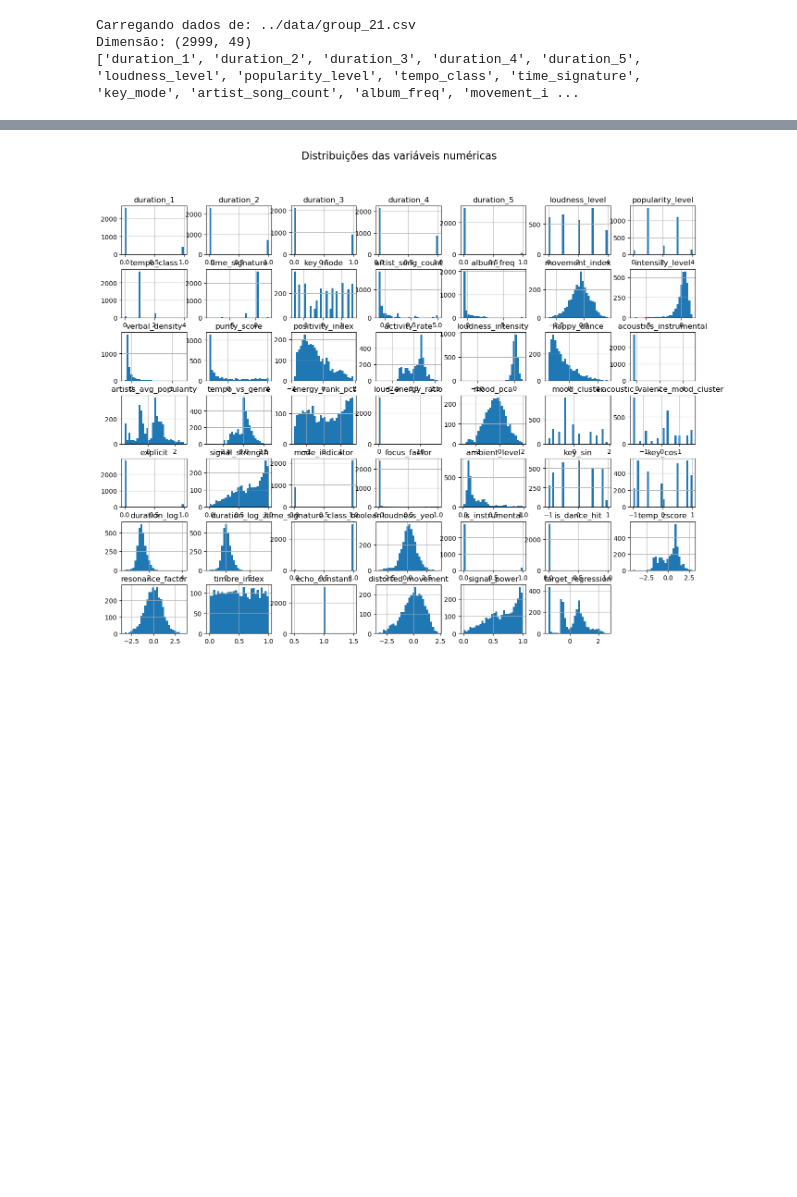
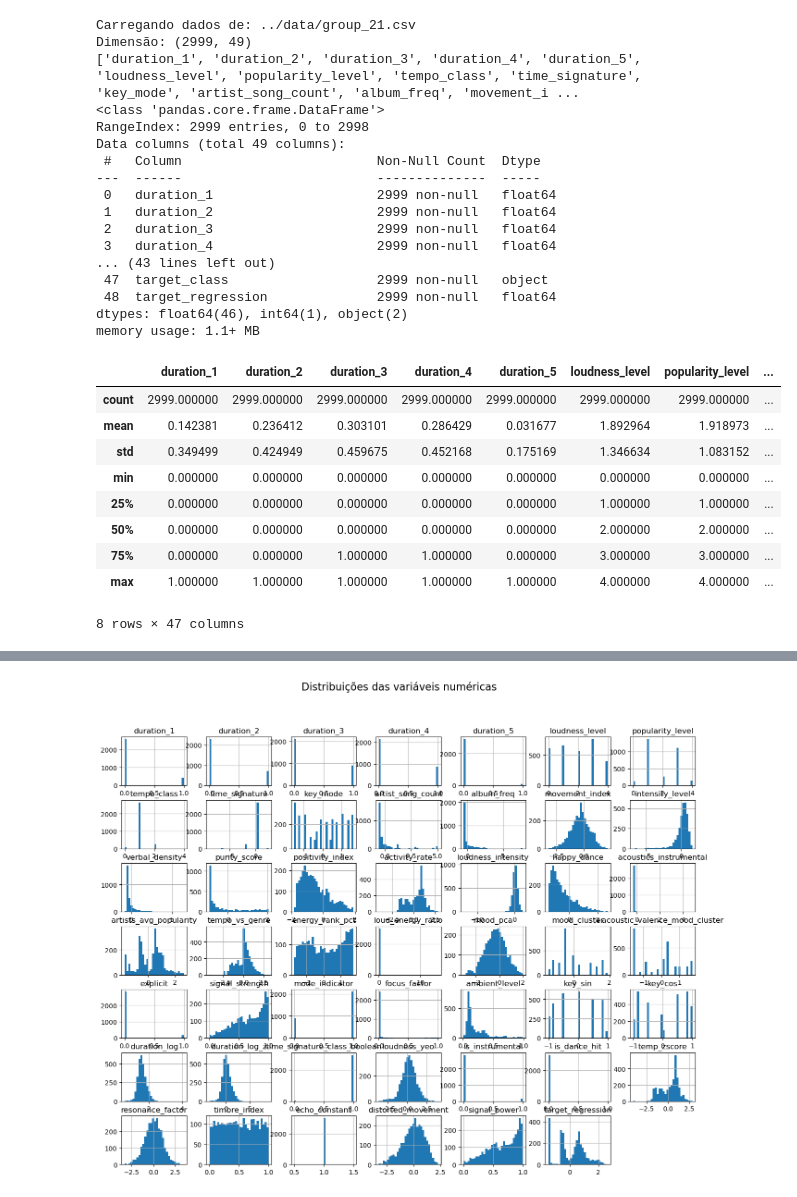
Before and after one commit to GuilhermeMarinho03/APRAU_2025_Step1_Group21, a Jupyter notebook: notebooks/Untitled3- atualizado.ipynb, the cells around one changed output, grey strips where cells are left out. Drawn from its saved outputs; the diff is of its cells as text; code cells hidden in the pictures; blank space fills up the shorter version.

```diff
--- a/notebooks/Untitled3- atualizado.ipynb
+++ b/notebooks/Untitled3- atualizado.ipynb
@@ -22,17 +23,43 @@ from sklearn.utils import resample
 # %%
 ################################################################################
 # 1. Carregar dados
 ################################################################################
 DATA_PATH = "../data/group_21.csv"
 
 print("Carregando dados de:", DATA_PATH)
 df = pd.read_csv(DATA_PATH, sep=None, engine='python')
 print("Dimensão:", df.shape)
 print(df.columns.tolist())
+df.info()
+df.describe()
 # %% [output]
 Carregando dados de: ../data/group_21.csv
 Dimensão: (2999, 49)
 ['duration_1', 'duration_2', 'duration_3', 'duration_4', 'duration_5', 'loudness_level', 'popularity_level', 'tempo_class', 'time_signature', 'key_mode', 'artist_song_count', 'album_freq', 'movement_i ...
+<class 'pandas.core.frame.DataFrame'>
+RangeIndex: 2999 entries, 0 to 2998
+Data columns (total 49 columns):
+ #   Column                         Non-Null Count  Dtype
+---  ------                         --------------  -----
+ 0   duration_1                     2999 non-null   float64
+ 1   duration_2                     2999 non-null   float64
+ 2   duration_3                     2999 non-null   float64
+ 3   duration_4                     2999 non-null   float64
+... (43 lines left out)
+ 47  target_class                   2999 non-null   object
+ 48  target_regression              2999 non-null   float64
+dtypes: float64(46), int64(1), object(2)
+memory usage: 1.1+ MB
+|  | duration_1 | duration_2 | duration_3 | duration_4 | duration_5 | loudness_level | popularity_level | ... |
+| count | 2999.000000 | 2999.000000 | 2999.000000 | 2999.000000 | 2999.000000 | 2999.000000 | 2999.000000 | ... |
+| mean | 0.142381 | 0.236412 | 0.303101 | 0.286429 | 0.031677 | 1.892964 | 1.918973 | ... |
+| std | 0.349499 | 0.424949 | 0.459675 | 0.452168 | 0.175169 | 1.346634 | 1.083152 | ... |
+| min | 0.000000 | 0.000000 | 0.000000 | 0.000000 | 0.000000 | 0.000000 | 0.000000 | ... |
+| 25% | 0.000000 | 0.000000 | 0.000000 | 0.000000 | 0.000000 | 1.000000 | 1.000000 | ... |
+| 50% | 0.000000 | 0.000000 | 0.000000 | 0.000000 | 0.000000 | 2.000000 | 2.000000 | ... |
+| 75% | 0.000000 | 0.000000 | 1.000000 | 1.000000 | 0.000000 | 3.000000 | 3.000000 | ... |
+| max | 1.000000 | 1.000000 | 1.000000 | 1.000000 | 1.000000 | 4.000000 | 4.000000 | ... |
+8 rows × 47 columns
 # %%
 ################################################################################
 # 2. EDA rápida: estatísticas descritivas, univariada e bivariada
```
Also changed, not shown: parts of 9 cells of this notebook.
